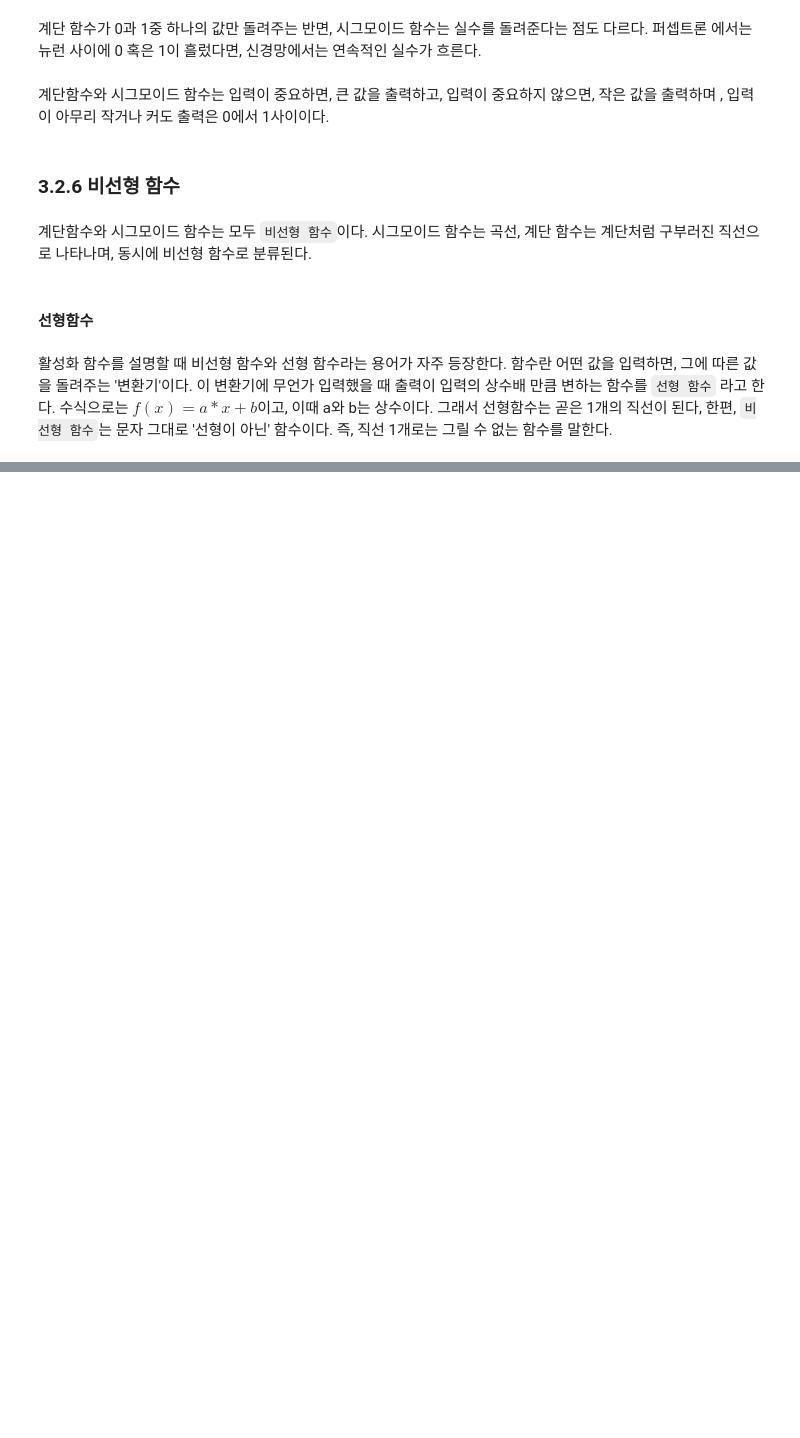
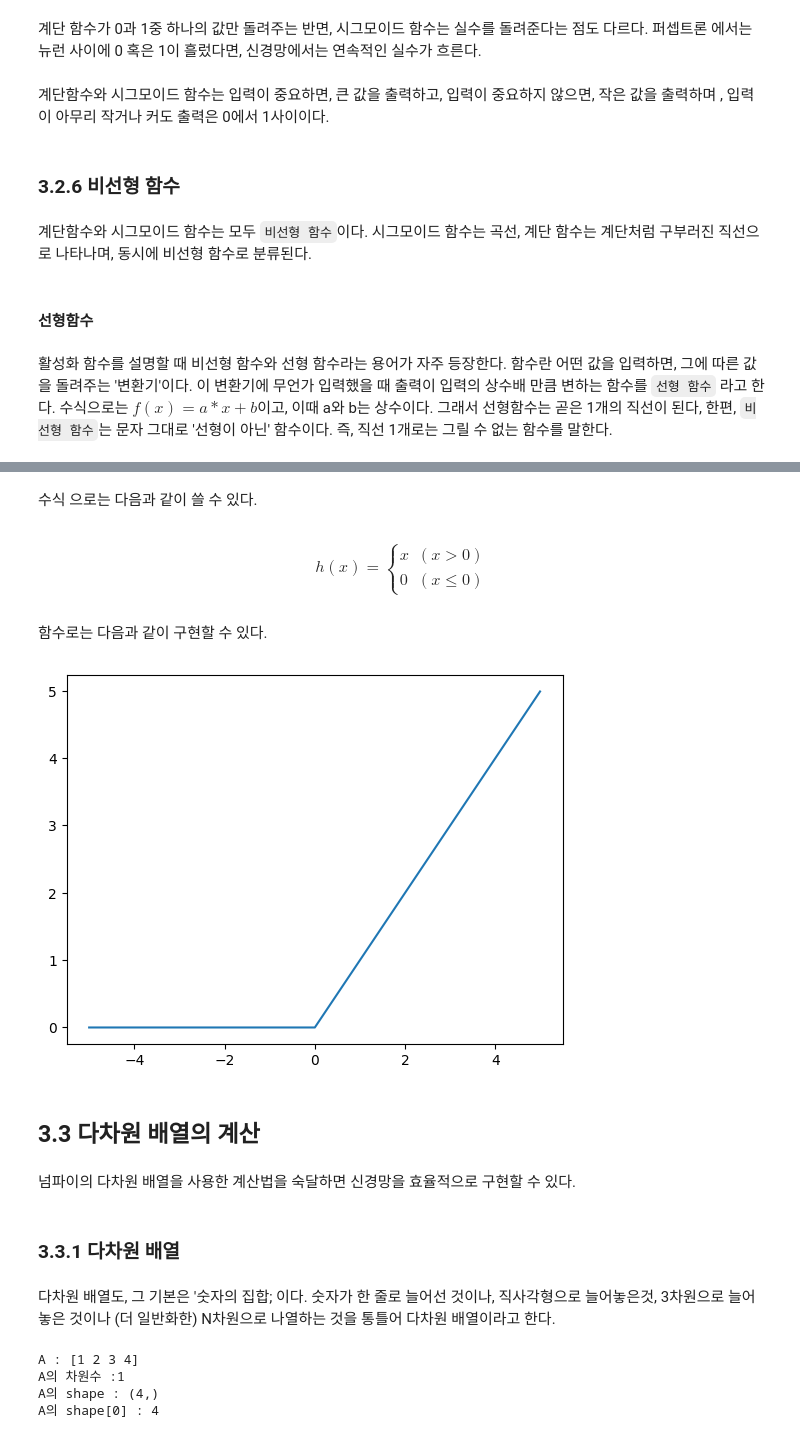
Before and after one commit to oceanstar777/DeepLearningFromScratch, a Jupyter notebook: ch03/ch03.ipynb, the cells around one changed output, grey strips where cells are left out. Cells and saved outputs as stored; diff of their text form; code cells hidden in the pictures; blank space fills up the shorter version.

```diff
--- a/ch03/ch03.ipynb
+++ b/ch03/ch03.ipynb
@@ -219,0 +238,37 @@ plt.show
+# %% [markdown]
+수식 으로는 다음과 같이 쓸 수 있다.
+# %% [markdown]
+$$h(x) = \begin{cases} x& (x>0)\\0&(x\leq{0})\end{cases}$$
+# %% [markdown]
+함수로는 다음과 같이 구현할 수 있다.
+# %%
+def relu(x):
+    return np.maximum(0,x)
+# %%
+x = np.arange(-5.0,5.0,0.01)
+y = relu(x)
+# %%
+plt.plot(x,y)
+plt.show()
+# %% [output]
+[figure, added]
+# %% [markdown]
+## 3.3 다차원 배열의 계산
+# %% [markdown]
+넘파이의 다차원 배열을 사용한 계산법을 숙달하면 신경망을 효율적으로 구현할 수 있다.</br>
+# %% [markdown]
+### 3.3.1 다차원 배열
+# %% [markdown]
+다차원 배열도, 그 기본은 '숫자의 집합; 이다. 숫자가 한 줄로 늘어선 것이나, 직사각형으로 늘어놓은것, 3차원으로 늘어놓은 것이나 (더 일반화한) N차원으로 나열하는 것을 통틀어 다차원 배열이라고 한다.
+# %%
+import numpy as np
+A = np.array([1,2,3,4])
+print(f'A : {A}')
+print(f'A의 차원수 :{np.ndim(A)}')
+print(f'A의 shape : {A.shape}')
+print(f'A의 shape[0] : {A.shape[0]}')
+# %% [output]
+A : [1 2 3 4]
+A의 차원수 :1
+A의 shape : (4,)
+A의 shape[0] : 4
```
Also changed, not shown: parts of 72 cells of this notebook.
